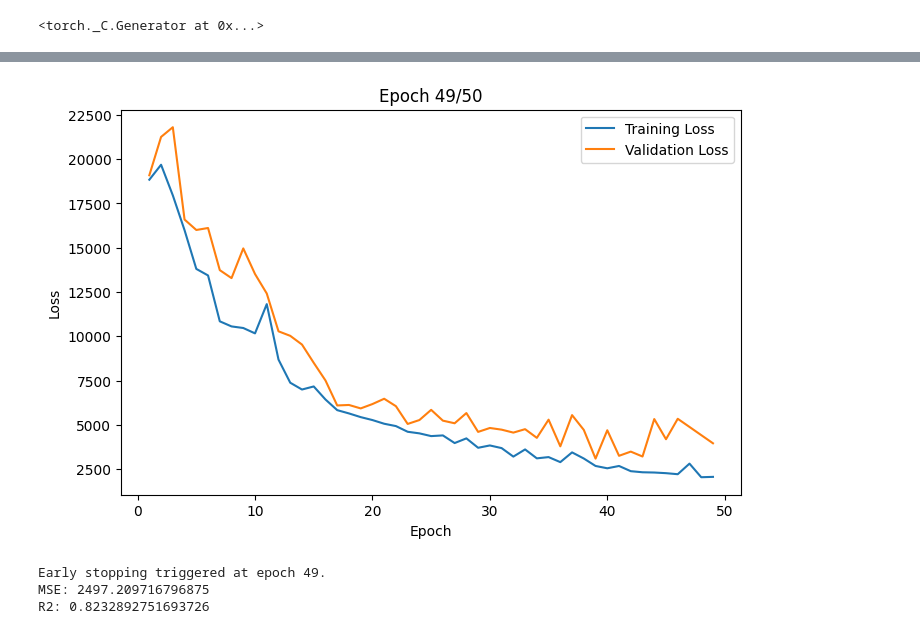
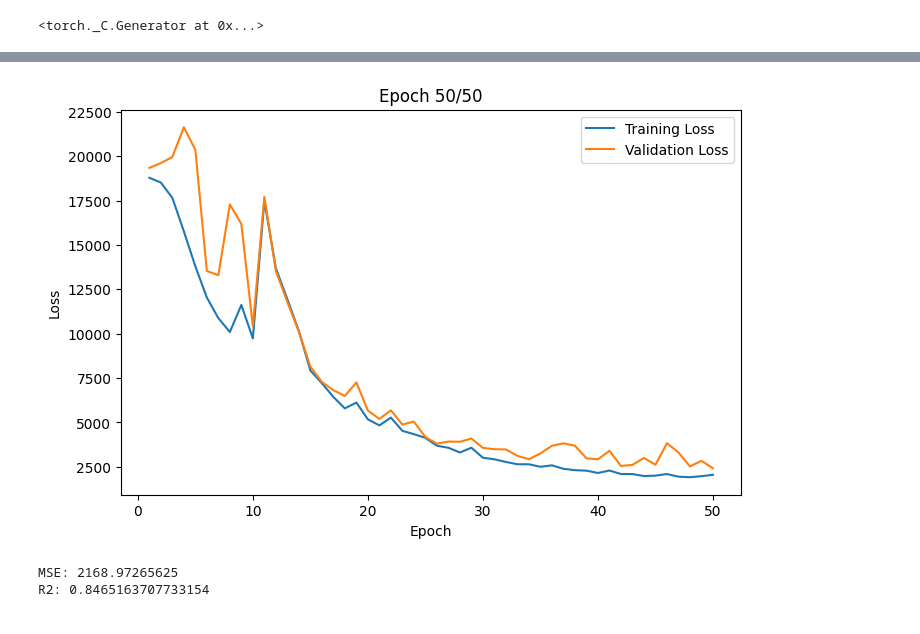
Before and after one commit to tianyima2000/DNN_missing_data, a Jupyter notebook: credit score prediction/credit_score.ipynb, the cells around one changed output, grey strips where cells are left out. Drawn from its saved outputs; the diff is of its cells as text; code cells hidden in the pictures.

```diff
--- a/credit score prediction/credit_score.ipynb
+++ b/credit score prediction/credit_score.ipynb
@@ -270,7 +272,7 @@ for epoch in range(epochs):
 
     model_NN.train()
     if epoch == 10:
-        model_NN = global_prune(model_NN, amount = 0.6)
+        model_NN = global_prune(model_NN, amount = 0.7)
         optimizer = optim.Adam(model_NN.parameters(), lr=lr)
     for z_batch, y_batch in NN_train_loader:
         optimizer.zero_grad()
@@ -281,34 +283,33 @@ for epoch in range(epochs):
 
     # Record training and validation losses
     model_NN.eval()
     with torch.no_grad():
         train_losses.append(loss_fn(model_NN(Z_MI_train), Y_train))
         val_losses.append(loss_fn(model_NN(Z_MI_val), Y_val))
 
     # Live plotting (Jupyter only)
     clear_output(wait=True)
     plt.figure(figsize=(8, 5))
     plt.plot(range(1,epoch+2), train_losses, label='Training Loss')
     plt.plot(range(1,epoch+2), val_losses, label='Validation Loss')
     plt.title(f'Epoch {epoch+1}/{epochs}')
     plt.xlabel('Epoch')
     plt.ylabel('Loss')
     plt.legend()
     plt.show()
 
     # Early stopping
     if epoch >= 10:
         min_index = val_losses.index(min(val_losses[10:]))
         if epoch - min_index >= patience:
             print(f'Early stopping triggered at epoch {epoch+1}.')
             break
 
 
 model_NN.eval()
 print(f'MSE: {loss_fn(model_NN(Z_MI_test), Y_test)}')
 print(f'R2: {1 - loss_fn(model_NN(Z_MI_test), Y_test) / Y_test.var(unbiased=False)}')
 # %% [output]
-[figure, old version]
+[figure, new version]
-Early stopping triggered at epoch 49.
-MSE: 2497.209716796875
-R2: 0.8232892751693726
+MSE: 2168.97265625
+R2: 0.8465163707733154
```
Also changed, not shown: parts of 1 cell of this notebook.
